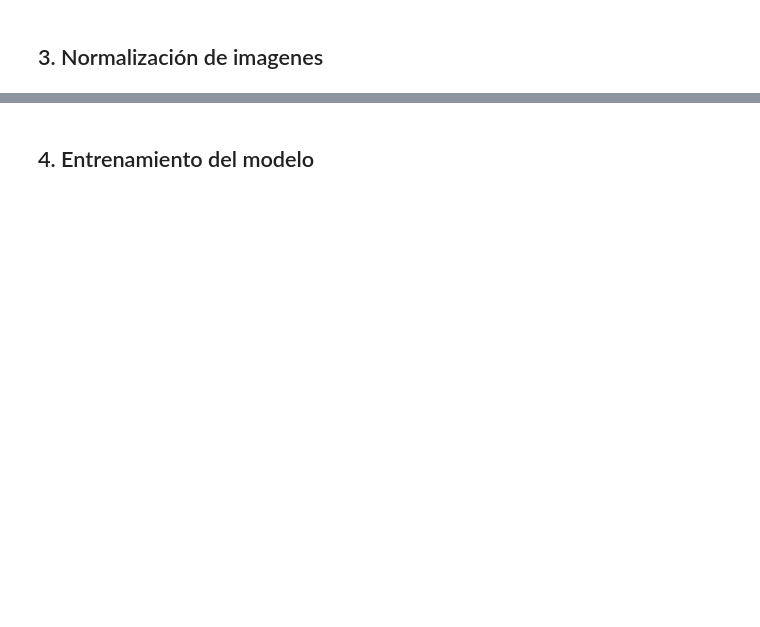
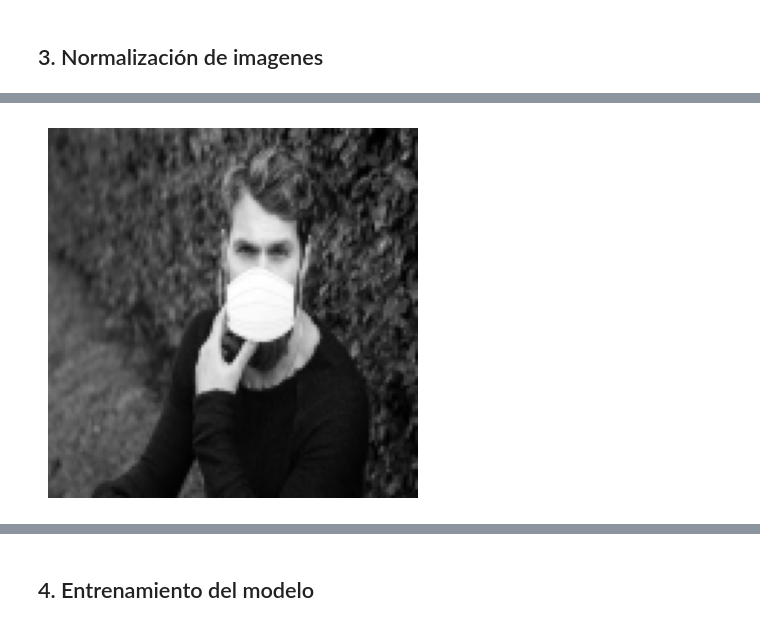
Before and after one commit to SamuehFDEZ/ProgramacionIA, a Jupyter notebook: UD5/PracticaIdentificacionDePersonasConMascarilla/dataset_imagenes_mascarilla/mascarillas.ipynb, the cells around one changed output, grey strips where cells are left out. Drawn from its saved outputs; the diff is of its cells as text; code cells hidden in the pictures; blank space fills up the shorter version.

```diff
--- a/UD5/PracticaIdentificacionDePersonasConMascarilla/dataset_imagenes_mascarilla/mascarillas.ipynb
+++ b/UD5/PracticaIdentificacionDePersonasConMascarilla/dataset_imagenes_mascarilla/mascarillas.ipynb
@@ -68,0 +97,9 @@ test_dataset = test_dataset.map(lambda x, y: (normalization(x), y))
+# %%
+dim = (128, 128) #Tamaño típico para modelos como VGG16 o ResNet
+imagen_redimensionada = cv2.resize(imagen, dim, interpolation=cv2.INTER_AREA)
+# %%
+plt.imshow(imagen_redimensionada, cmap='gray')
+plt.axis('off')
+plt.show()
+# %% [output]
+[figure, added]
```
Also changed, not shown: parts of 18 cells of this notebook.
